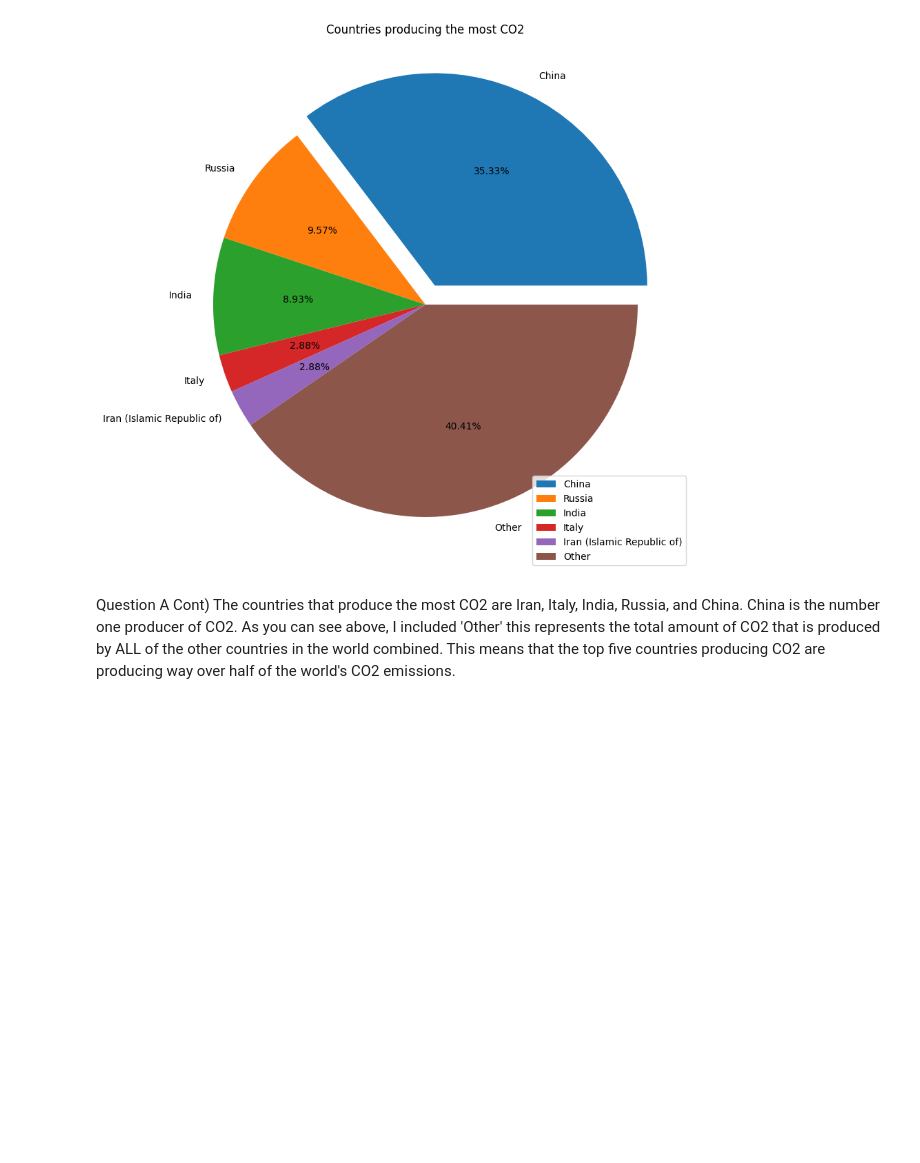
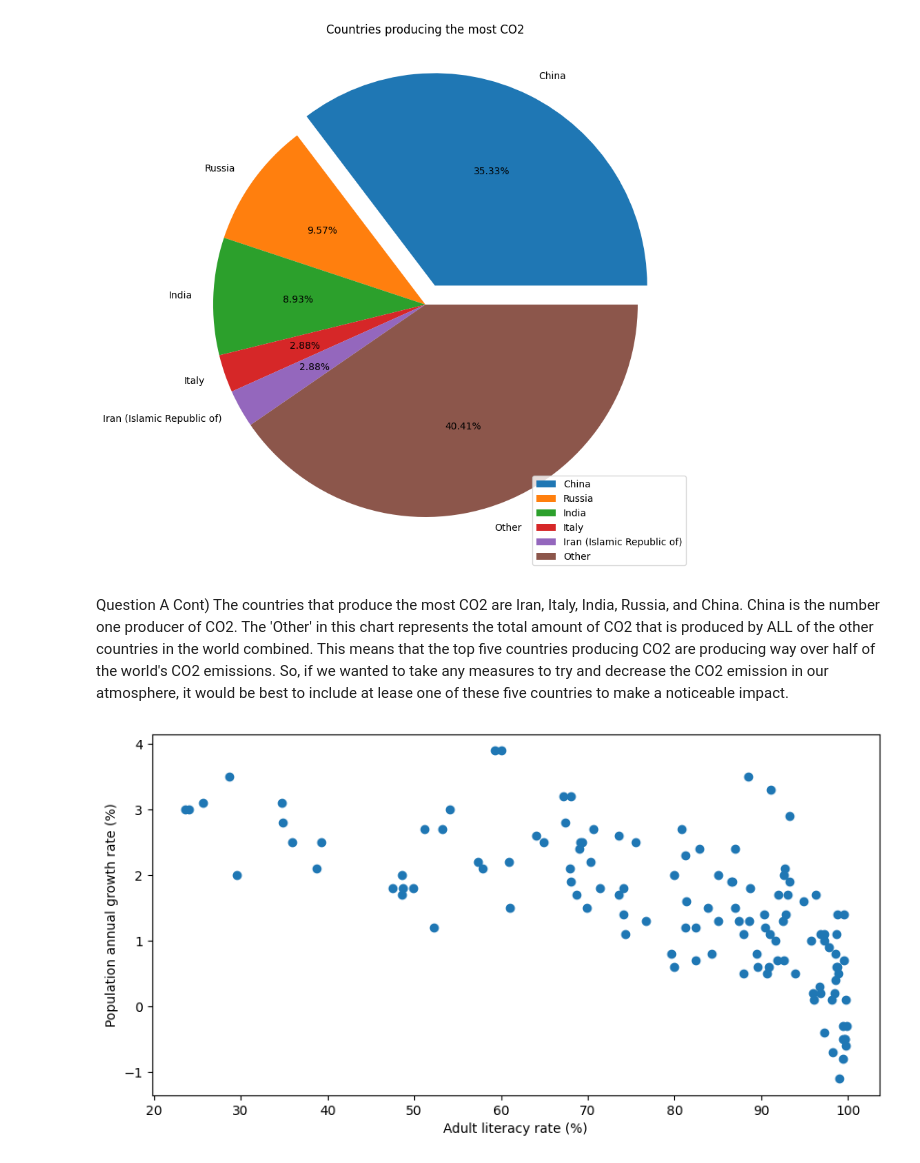
Before and after one commit to Steven-Carriger/Project1DataAnalytics-, a Jupyter notebook: Project1.ipynb, the cells around one changed output. Saved outputs shown, nothing was run; the diff lists cells and outputs as text; code cells hidden in the pictures; blank space fills up the shorter version.

Commit message:
Adding Question B
adding Question B and its findings/explanation to the main project.

```diff
--- a/Project1.ipynb
+++ b/Project1.ipynb
@@ -89,4 +89,15 @@ See the caveats in the documentation: https://pandas.pydata.org/pandas-docs/stab
   top_countries.loc[len(top_countries.index)] = ['Other', '', '', other_countries, '']
 [figure]
 # %% [markdown]
-Question A Cont) The countries that produce the most CO2 are Iran, Italy, India, Russia, and China. China is the number one producer of CO2. As you can see above, I included 'Other' this represents the total amount of CO2 that is produced by ALL of the other countries in the world combined. This means that the top five countries producing CO2 are producing way over half of the world's CO2 emissions.
+Question A Cont) The countries that produce the most CO2 are Iran, Italy, India, Russia, and China. China is the number one producer of CO2. The 'Other' in this chart represents the total amount of CO2 that is produced by ALL of the other countries in the world combined. This means that the top five countries producing CO2 are producing way over half of the world's CO2 emissions. So, if we wanted to take any measures to try and decrease the CO2 emission in our atmosphere, it would be best to include at lease one of these five countries to make a noticeable impact.
+# %%
+#Question B) determines if there is a relationship between the Adult literacy rate and Population annual growth rate.
+comparing_data = df[['Adult literacy rate (%)', 'Population annual growth rate (%)']]
+
+plt.figure(figsize=(10, 5))
+plt.scatter(comparing_data['Adult literacy rate (%)'], comparing_data['Population annual growth rate (%)'])
+plt.ylabel('Population annual growth rate (%)')
+plt.xlabel('Adult literacy rate (%)')
+plt.show()
+# %% [output]
+[figure, added]
```
Also changed, not shown: parts of 2 cells of this notebook.
